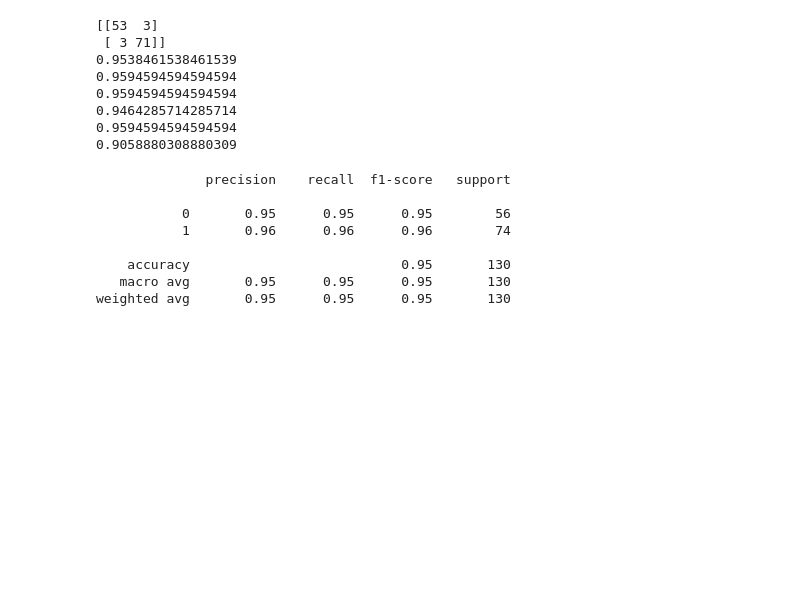
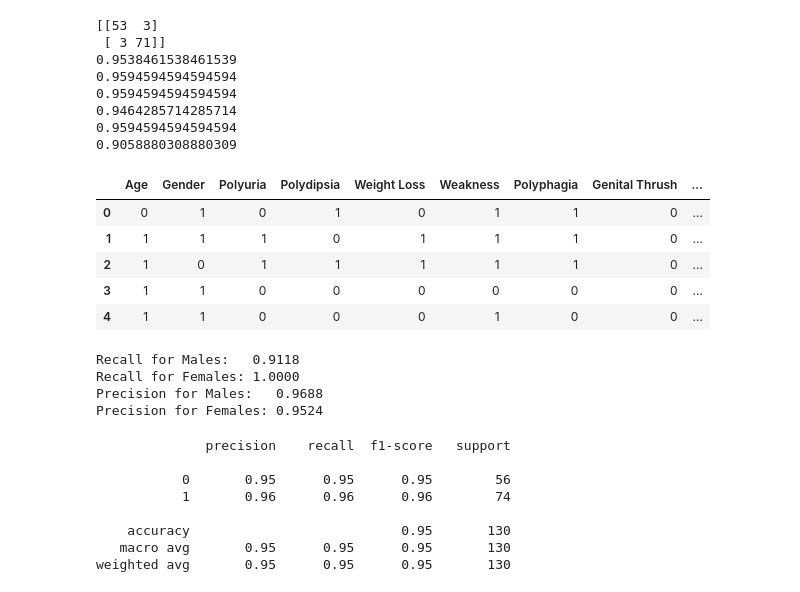
Before and after one commit to lareadeola/Research, a Jupyter notebook: Diabetes_Model_using_KNN.ipynb, the cells around one changed output. Cells and saved outputs as stored; diff of their text form; code cells hidden in the pictures; blank space fills up the shorter version.

```diff
--- a/Diabetes_Model_using_KNN.ipynb
+++ b/Diabetes_Model_using_KNN.ipynb
@@ -363,3 +389,45 @@ print(matthews_corrcoef)
+# %%
+categories_test_df = pd.DataFrame(categories_test, columns=categories_feature_names)
+# %%
+categories_test_df.head()
+# %% [output]
+|  | Age | Gender | Polyuria | Polydipsia | Weight Loss | Weakness | Polyphagia | Genital Thrush | ... |
+| 0 | 0 | 1 | 0 | 1 | 0 | 1 | 1 | 0 | ... |
+| 1 | 1 | 1 | 1 | 0 | 1 | 1 | 1 | 0 | ... |
+| 2 | 1 | 0 | 1 | 1 | 1 | 1 | 1 | 0 | ... |
+| 3 | 1 | 1 | 0 | 0 | 0 | 0 | 0 | 0 | ... |
+| 4 | 1 | 1 | 0 | 0 | 0 | 1 | 0 | 0 | ... |
+# %%
+# Create masks for each gender
+male_mask = (categories_test_df['Gender'] == 1)
+female_mask = (categories_test_df['Gender'] == 0)
+
+# Filter labels and predictions
+y_test_male = diabetes_test_numeric[male_mask]
+y_pred_male = diabetes_pred[male_mask]
+
+y_test_female = diabetes_test_numeric[female_mask]
+y_pred_female = diabetes_pred[female_mask]
+
+# Compute Recall (Sensitivity) for each
+from sklearn.metrics import recall_score
+
+male_recall = recall_score(y_test_male, y_pred_male)
+female_recall = recall_score(y_test_female, y_pred_female)
+
+print(f"Recall for Males:   {male_recall:.4f}")
+print(f"Recall for Females: {female_recall:.4f}")
+
+male_precision = precision_score(y_test_male, y_pred_male)
+female_precision = precision_score(y_test_female, y_pred_female)
+
+print(f"Precision for Males:   {male_precision:.4f}")
+print(f"Precision for Females: {female_precision:.4f}")
+# %% [output]
+Recall for Males:   0.9118
+Recall for Females: 1.0000
+Precision for Males:   0.9688
+Precision for Females: 0.9524
 # %%
 print(classification_report)
 # %% [output]
```
Also changed, not shown: parts of 6 cells of this notebook.
